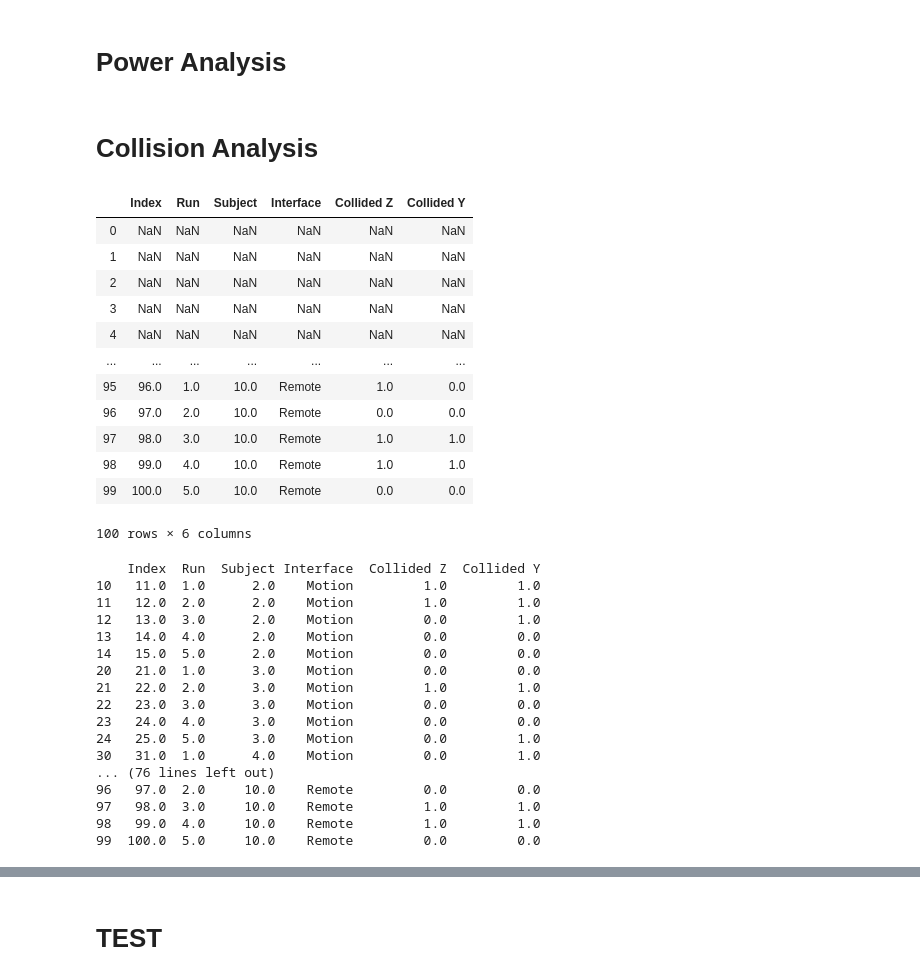
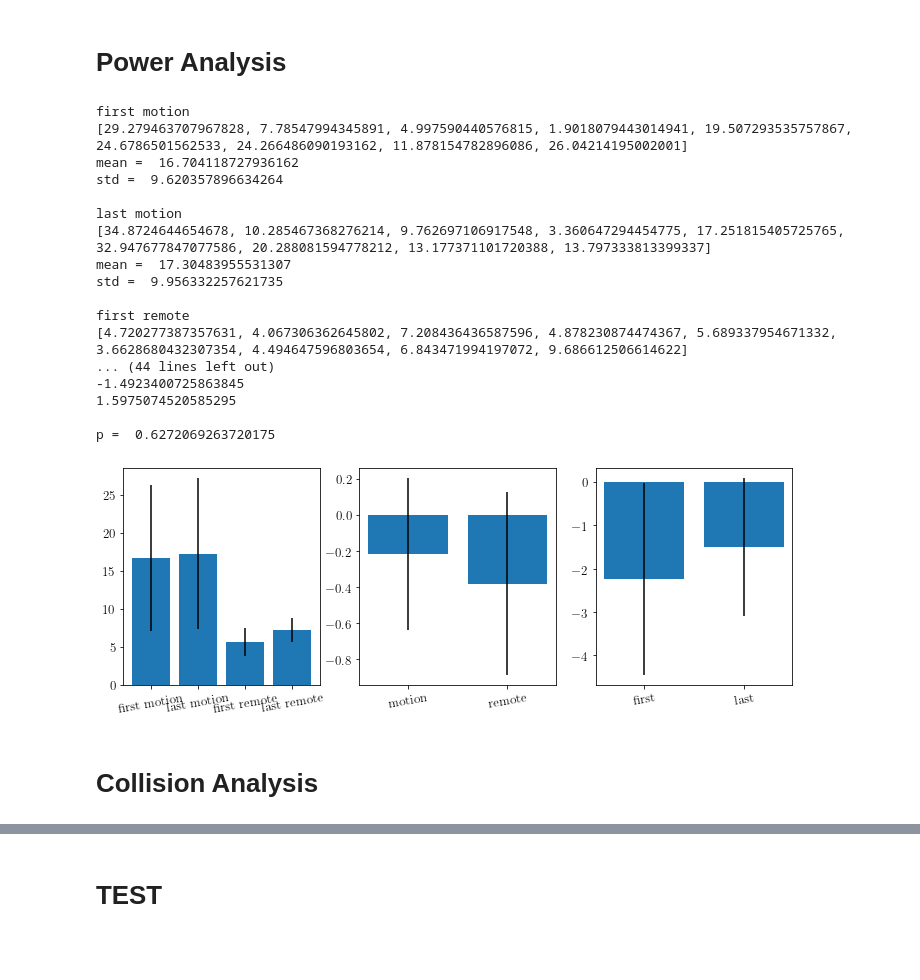
Before and after one commit to medioman22/Bidirectional_Interface, a Jupyter notebook: data_analysis/data_analysis_haptics_Y.ipynb, the cells around one changed output, grey strips where cells are left out. Saved outputs shown, nothing was run; the diff lists cells and outputs as text; code cells hidden in the pictures; blank space fills up the shorter version.

```diff
--- a/data_analysis/data_analysis_haptics_Y.ipynb
+++ b/data_analysis/data_analysis_haptics_Y.ipynb
@@ -39,7 +36,7 @@ params = {
     'xtick.labelsize': fs,
     'ytick.labelsize': fs,
     'text.usetex': False,
-    'figure.figsize': [6, 3],
+    'figure.figsize': [6, 6],
     'boxplot.boxprops.linewidth' : lw,
     'boxplot.whiskerprops.linewidth' : lw,
     'boxplot.capprops.linewidth' : lw,
@@ -624,4 +696,26 @@ basic_plot(energy)
 # %%
 def compDEnergy(df):
     dEnergy = np.abs(np.diff(df['controlInput']))
     return np.sum(dEnergy)
+
+dEnergy = runBasicAnalysis(compDEnergy)
+basic_plot(dEnergy)
+# %% [output]
+first motion
+[29.279463707967828, 7.78547994345891, 4.997590440576815, 1.9018079443014941, 19.507293535757867, 24.6786501562533, 24.266486090193162, 11.878154782896086, 26.04214195002001]
+mean =  16.704118727936162
+std =  9.620357896634264
+
+last motion
+[34.8724644654678, 10.285467368276214, 9.762697106917548, 3.360647294454775, 17.251815405725765, 32.947677847077586, 20.288081594778212, 13.177371101720388, 13.797333813399337]
+mean =  17.30483955531307
+std =  9.956332257621735
+
+first remote
+[4.720277387357631, 4.067306362645802, 7.208436436587596, 4.878230874474367, 5.689337954671332, 3.6628680432307354, 4.494647596803654, 6.843471994197072, 9.686612506614622]
+... (44 lines left out)
+-1.4923400725863845
+1.5975074520585295
+
+p =  0.6272069263720175
+[figure, added]
@@ -646,21 +723,6 @@ ax.bar([0, 1],
 # Collision Analysis
 # %%
 coll_df = pd.read_csv('/Volumes/GoogleDrive/My Drive/Matteo/EPFL/LIS/PhD/Bidirectional_wearable_interface/DATA/Haptics/Bidir - haptics ZY collisions - Sheet1.csv')
-coll_df
-# %% [output]
-|  | Index | Run | Subject | Interface | Collided Z | Collided Y |
-| 0 | NaN | NaN | NaN | NaN | NaN | NaN |
-| 1 | NaN | NaN | NaN | NaN | NaN | NaN |
-| 2 | NaN | NaN | NaN | NaN | NaN | NaN |
-| 3 | NaN | NaN | NaN | NaN | NaN | NaN |
-| 4 | NaN | NaN | NaN | NaN | NaN | NaN |
-| ... | ... | ... | ... | ... | ... | ... |
-| 95 | 96.0 | 1.0 | 10.0 | Remote | 1.0 | 0.0 |
-| 96 | 97.0 | 2.0 | 10.0 | Remote | 0.0 | 0.0 |
-| 97 | 98.0 | 3.0 | 10.0 | Remote | 1.0 | 1.0 |
-| 98 | 99.0 | 4.0 | 10.0 | Remote | 1.0 | 1.0 |
-| 99 | 100.0 | 5.0 | 10.0 | Remote | 0.0 | 0.0 |
-100 rows × 6 columns
 # %%
 coll = {}
 
@@ -672,29 +734,6 @@ coll['first motion'] = coll['motion'][coll['motion']['Run']==1]
 coll['last motion'] = coll['motion'][coll['motion']['Run']==5]
 coll['first remote'] = coll['remote'][coll['remote']['Run']==1]
 coll['last remote'] = coll['remote'][coll['remote']['Run']==5]
-# logs['last motion'] = [logs[x][-1] for x in sub_motion]
-# logs['first remote'] = [logs[x][0] for x in sub_remote]
-# logs['last remote'] = [logs[x][-1] for x in sub_remote]
-print(coll['motion'])
-print(coll['remote'])
-# %% [output]
-    Index  Run  Subject Interface  Collided Z  Collided Y
-10   11.0  1.0      2.0    Motion         1.0         1.0
-11   12.0  2.0      2.0    Motion         1.0         1.0
-12   13.0  3.0      2.0    Motion         0.0         1.0
-13   14.0  4.0      2.0    Motion         0.0         0.0
-14   15.0  5.0      2.0    Motion         0.0         0.0
-20   21.0  1.0      3.0    Motion         0.0         0.0
-21   22.0  2.0      3.0    Motion         1.0         1.0
-22   23.0  3.0      3.0    Motion         0.0         0.0
-23   24.0  4.0      3.0    Motion         0.0         0.0
-24   25.0  5.0      3.0    Motion         0.0         1.0
-30   31.0  1.0      4.0    Motion         0.0         1.0
-... (76 lines left out)
-96   97.0  2.0     10.0    Remote         0.0         0.0
-97   98.0  3.0     10.0    Remote         1.0         1.0
-98   99.0  4.0     10.0    Remote         1.0         1.0
-99  100.0  5.0     10.0    Remote         0.0         0.0
 # %%
 def compute_mean_std_collisions(data_m, data_r):
 
```
Also changed, not shown: parts of 47 cells of this notebook, 10 other files.
